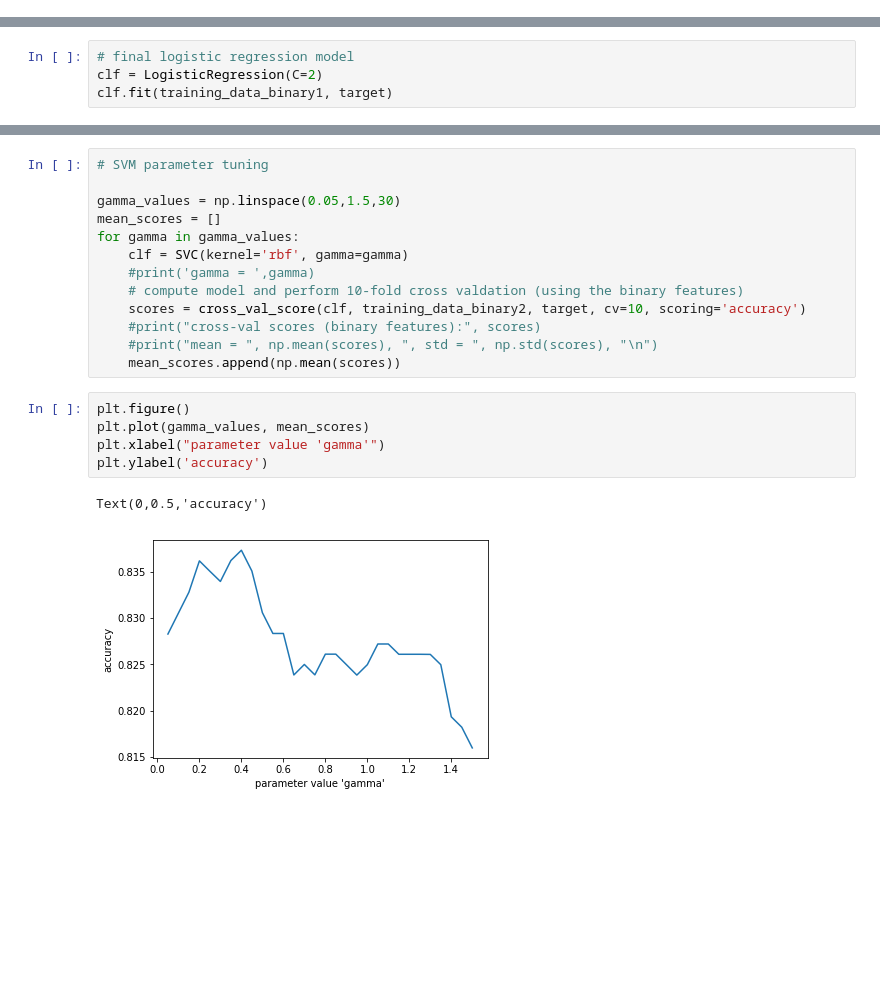
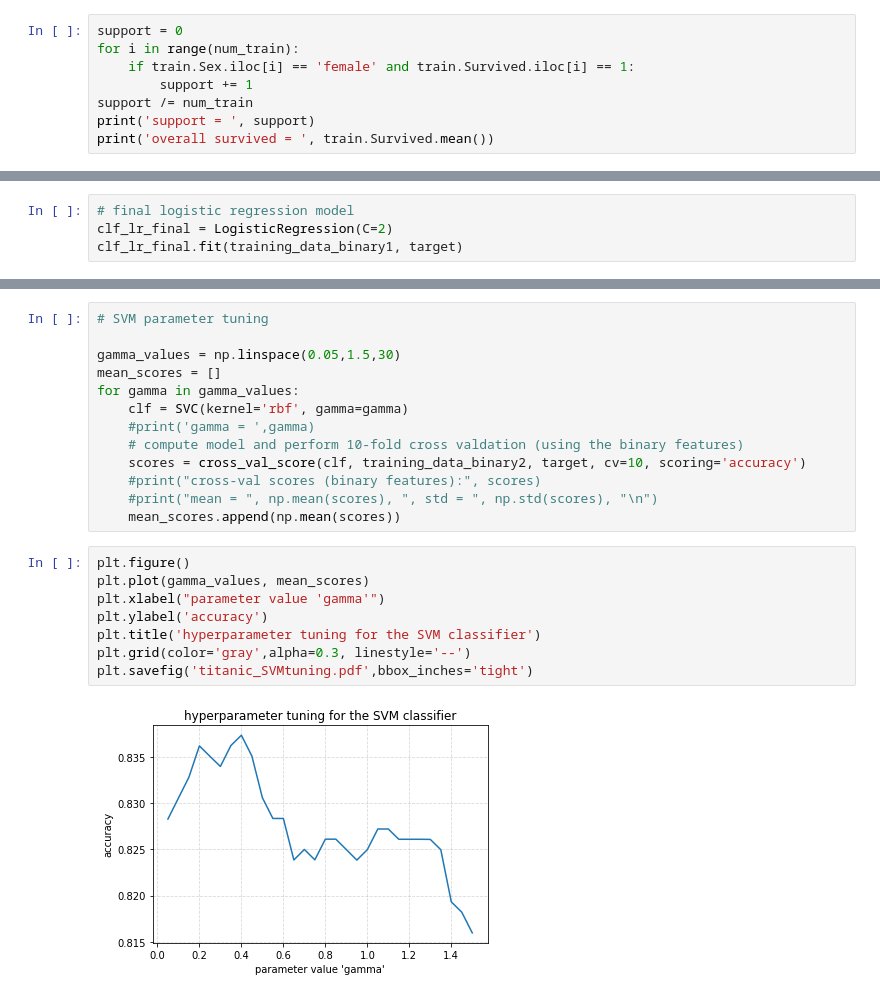
Before and after one commit to FionaLippert/DataMining, a Jupyter notebook: titanic.ipynb, the cells around one changed output, grey strips where cells are left out. Saved outputs shown, nothing was run; the diff lists cells and outputs as text; blank space fills up the shorter version.

```diff
--- a/titanic.ipynb
+++ b/titanic.ipynb
@@ -86,3 +117,11 @@ train[['Sex','Survived']].groupby(['Sex'], as_index=False).mean().sort_values(by
 |  | Sex | Survived |
 | 0 | female | 0.742038 |
 | 1 | male | 0.188908 |
+# %%
+support = 0
+for i in range(num_train):
+    if train.Sex.iloc[i] == 'female' and train.Survived.iloc[i] == 1:
+        support += 1
+support /= num_train
+print('support = ', support)
+print('overall survived = ', train.Survived.mean())
@@ -516,7 +586,7 @@ Text(0,0.5,'accuracy')
 # %%
 # final logistic regression model
-clf = LogisticRegression(C=2)
-clf.fit(training_data_binary1, target)
+clf_lr_final = LogisticRegression(C=2)
+clf_lr_final.fit(training_data_binary1, target)
 # %% [output]
 LogisticRegression(C=2, class_weight=None, dual=False, fit_intercept=True,
           intercept_scaling=1, max_iter=100, multi_class='ovr', n_jobs=1,
@@ -591,8 +642,10 @@ for gamma in gamma_values:
 # %%
 plt.figure()
 plt.plot(gamma_values, mean_scores)
 plt.xlabel("parameter value 'gamma'")
 plt.ylabel('accuracy')
+plt.title('hyperparameter tuning for the SVM classifier')
+plt.grid(color='gray',alpha=0.3, linestyle='--')
+plt.savefig('titanic_SVMtuning.pdf',bbox_inches='tight')
 # %% [output]
-Text(0,0.5,'accuracy')
-[figure, old version]
+[figure, new version]
```
Also changed, not shown: parts of 31 cells of this notebook, 1 other file.
